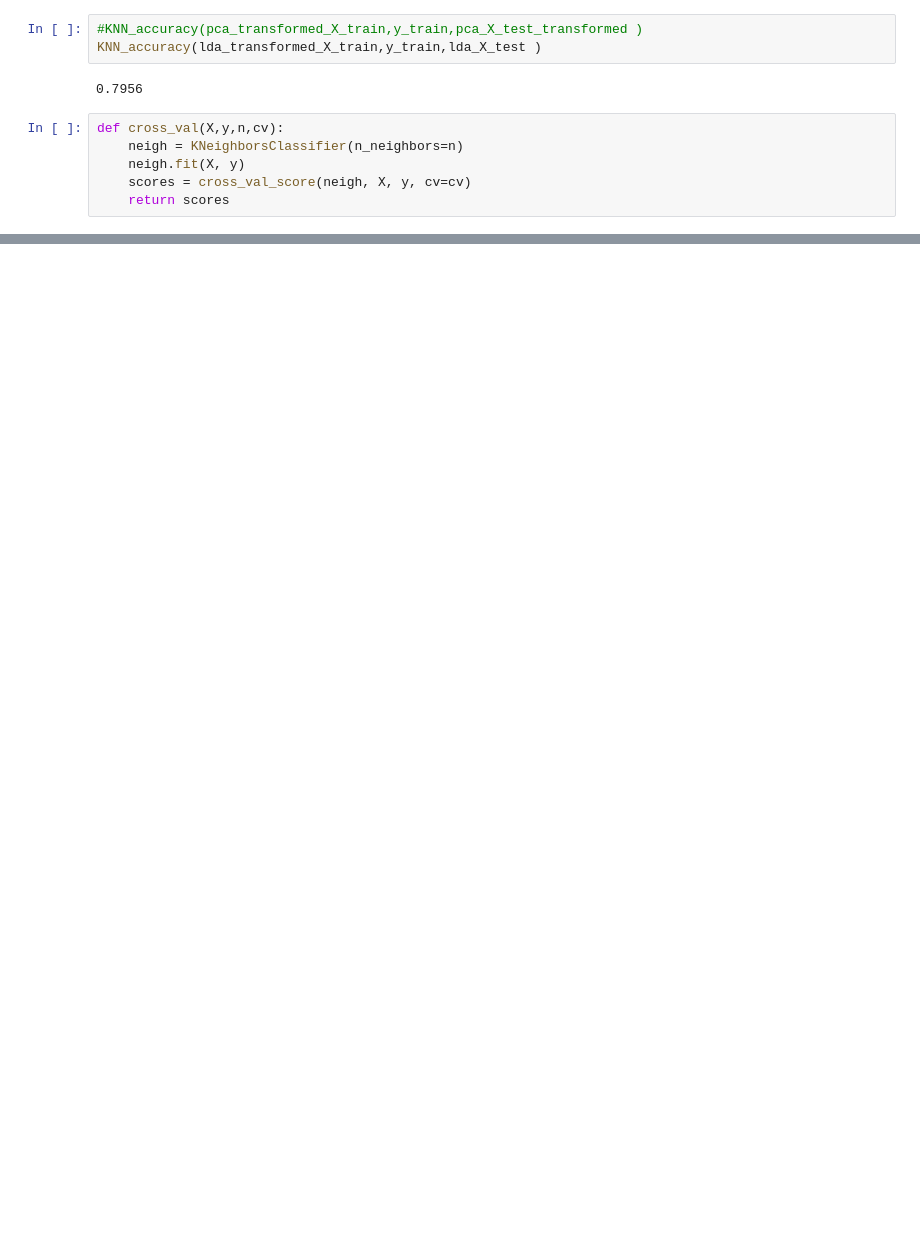
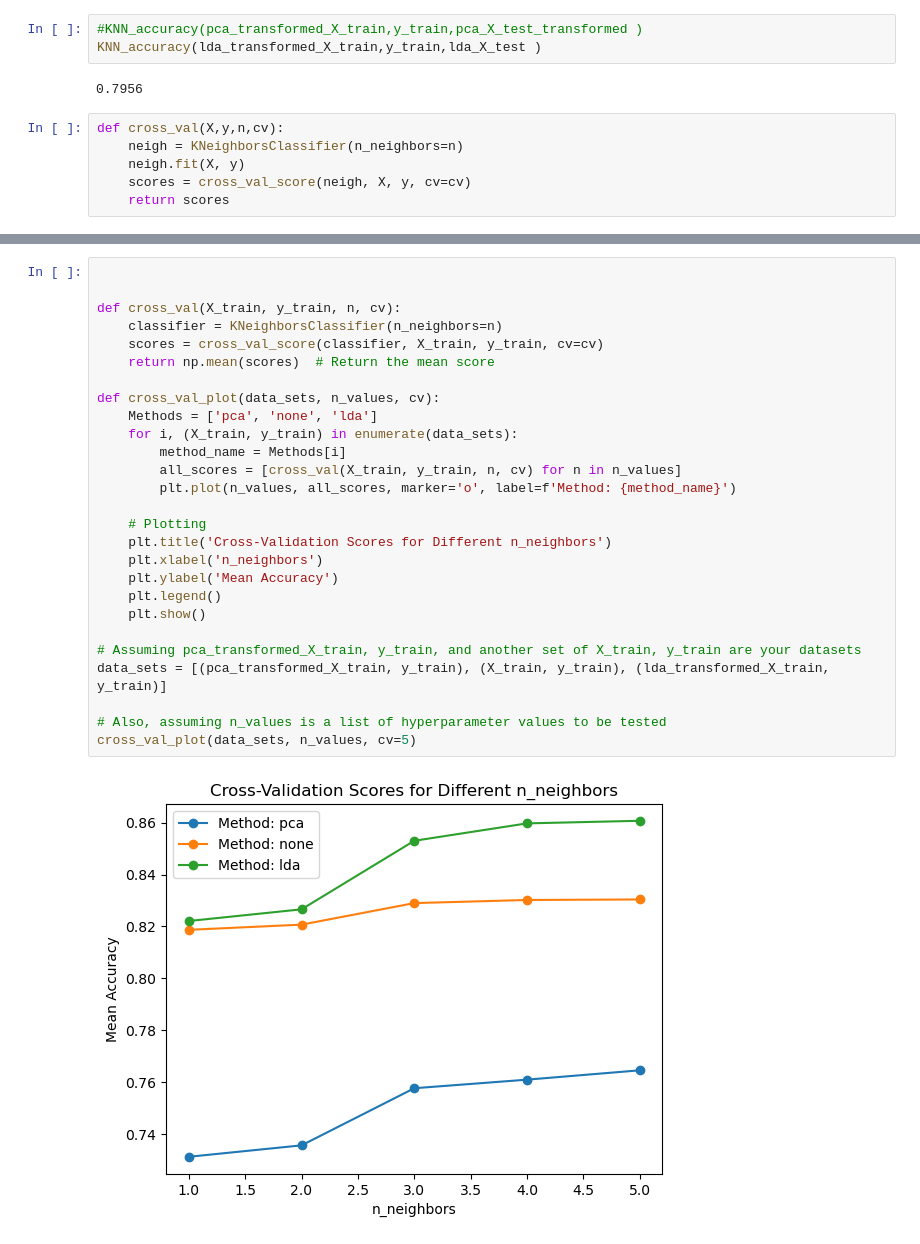
Before and after one commit to julielhagen/Clothing_classification-, a Jupyter notebook: Knn.ipynb, the cells around one changed output, grey strips where cells are left out. Cells and saved outputs as stored; diff of their text form; blank space fills up the shorter version.

```diff
--- a/Knn.ipynb
+++ b/Knn.ipynb
@@ -84,0 +103,29 @@ all_scores
+# %%
+
+
+def cross_val(X_train, y_train, n, cv):
+    classifier = KNeighborsClassifier(n_neighbors=n)
+    scores = cross_val_score(classifier, X_train, y_train, cv=cv)
+    return np.mean(scores)  # Return the mean score
+
+def cross_val_plot(data_sets, n_values, cv):
+    Methods = ['pca', 'none', 'lda']
+    for i, (X_train, y_train) in enumerate(data_sets):
+        method_name = Methods[i]
+        all_scores = [cross_val(X_train, y_train, n, cv) for n in n_values]
+        plt.plot(n_values, all_scores, marker='o', label=f'Method: {method_name}')
+
+    # Plotting
+    plt.title('Cross-Validation Scores for Different n_neighbors')
+    plt.xlabel('n_neighbors')
+    plt.ylabel('Mean Accuracy')
+    plt.legend()
+    plt.show()
+
+# Assuming pca_transformed_X_train, y_train, and another set of X_train, y_train are your datasets
+data_sets = [(pca_transformed_X_train, y_train), (X_train, y_train), (lda_transformed_X_train, y_train)]
+
+# Also, assuming n_values is a list of hyperparameter values to be tested
+cross_val_plot(data_sets, n_values, cv=5)
+# %% [output]
+[figure, added]
```
Also changed, not shown: parts of 7 cells of this notebook, 17 other files.
